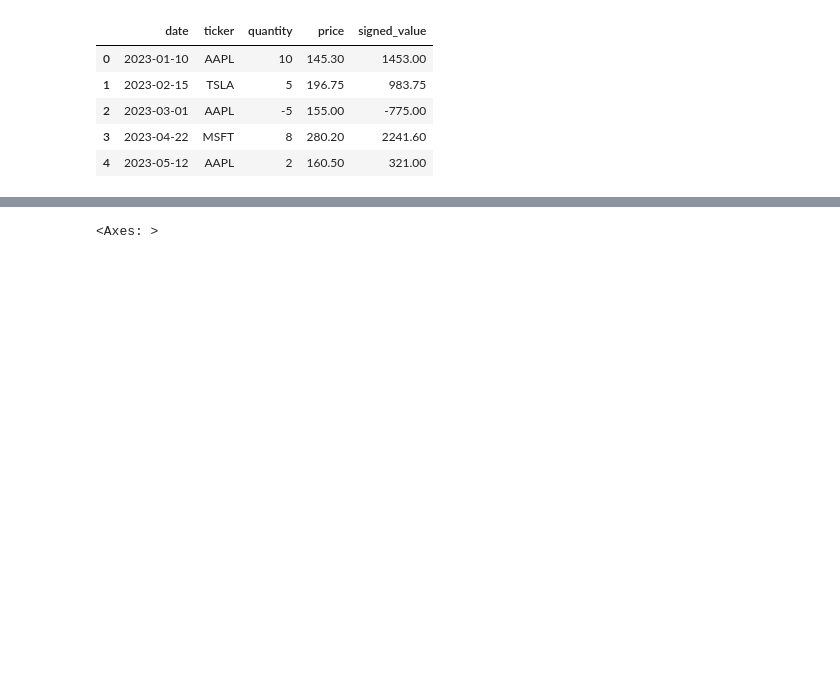
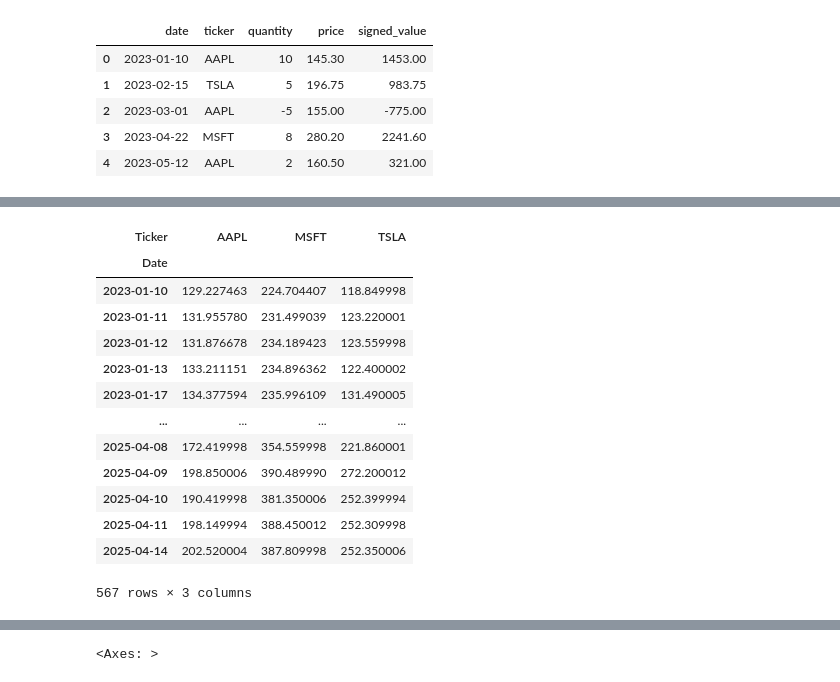
Before and after one commit to aryal1/Personal-Investment-Tracker-and-Analyzer, a Jupyter notebook: tracker.ipynb, the cells around one changed output, grey strips where cells are left out. Drawn from its saved outputs; the diff is of its cells as text; code cells hidden in the pictures; blank space fills up the shorter version.

```diff
--- a/tracker.ipynb
+++ b/tracker.ipynb
@@ -125,0 +142,17 @@ daily_value = data["Close"]*history
+# %%
+data["Close"]
+# %% [output]
+| Ticker | AAPL | MSFT | TSLA |
+| Date |  |  |  |
+| 2023-01-10 | 129.227463 | 224.704407 | 118.849998 |
+| 2023-01-11 | 131.955780 | 231.499039 | 123.220001 |
+| 2023-01-12 | 131.876678 | 234.189423 | 123.559998 |
+| 2023-01-13 | 133.211151 | 234.896362 | 122.400002 |
+| 2023-01-17 | 134.377594 | 235.996109 | 131.490005 |
+| ... | ... | ... | ... |
+| 2025-04-08 | 172.419998 | 354.559998 | 221.860001 |
+| 2025-04-09 | 198.850006 | 390.489990 | 272.200012 |
+| 2025-04-10 | 190.419998 | 381.350006 | 252.399994 |
+| 2025-04-11 | 198.149994 | 388.450012 | 252.309998 |
+| 2025-04-14 | 202.520004 | 387.809998 | 252.350006 |
+567 rows × 3 columns
```
Also changed, not shown: parts of 10 cells of this notebook.
